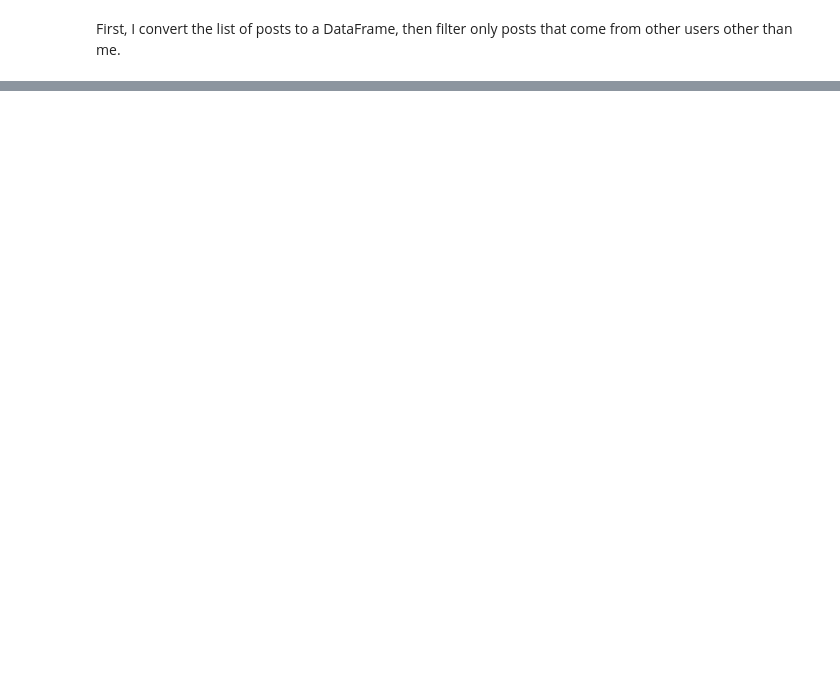
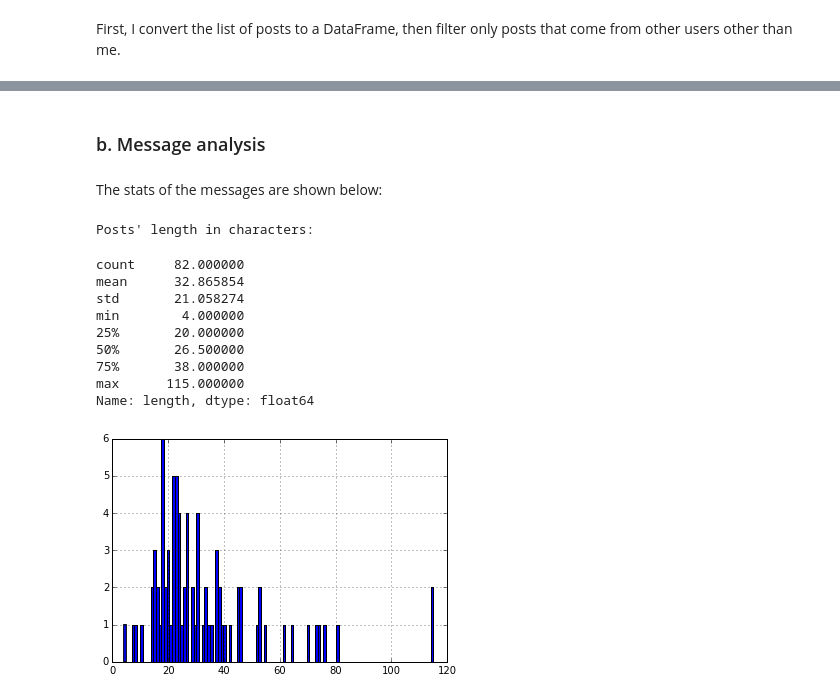
Before and after one commit to nguyenhoan1988/face-birthday-likes, a Jupyter notebook: anatomy-happy-birthday-FB.ipynb, the cells around one changed output, grey strips where cells are left out. Cells and saved outputs as stored; diff of their text form; code cells hidden in the pictures; blank space fills up the shorter version.

Commit message:
Modify Analysis ipython notebook

```diff
--- a/anatomy-happy-birthday-FB.ipynb
+++ b/anatomy-happy-birthday-FB.ipynb
@@ -50,0 +76,21 @@ df = df[df.user_name != 'Hoan Nguyen']
+# %% [markdown]
+### b. Message analysis
+# %% [markdown]
+The stats of the messages are shown below:
+# %%
+print "Posts' length in characters:"
+df['length'] = df.message.str.len()
+df.length.hist(bins=df.length.max())
+df.length.describe()
+# %% [output]
+Posts' length in characters:
+count     82.000000
+mean      32.865854
+std       21.058274
+min        4.000000
+25%       20.000000
+50%       26.500000
+75%       38.000000
+max      115.000000
+Name: length, dtype: float64
+[figure, added]
```
Also changed, not shown: parts of 21 cells of this notebook, 1 other file.
